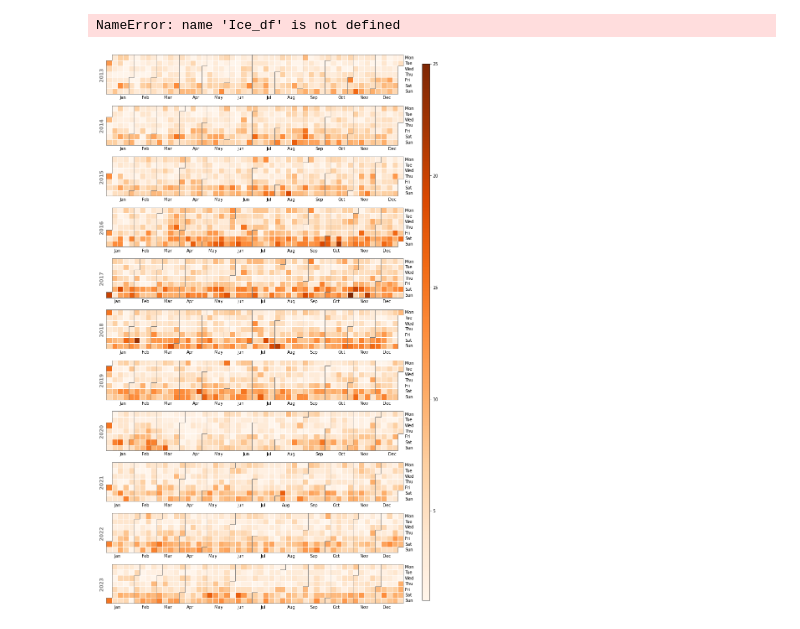
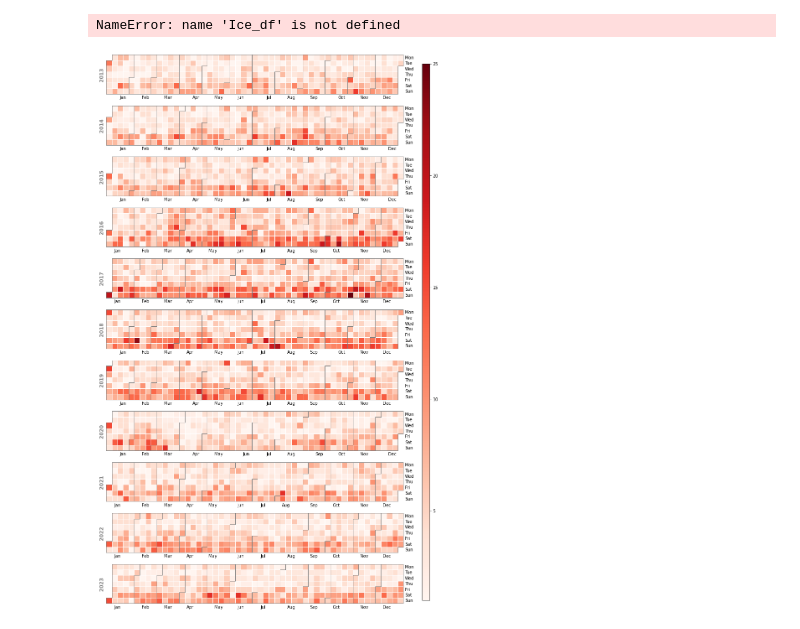
Before and after one commit to raskong/raskong.github.io, a Jupyter notebook: Final_Project/Assignment 3 B.ipynb, the cells around one changed output. Cells and saved outputs as stored; diff of their text form; code cells hidden in the pictures.

```diff
--- a/Final_Project/Assignment 3 B.ipynb
+++ b/Final_Project/Assignment 3 B.ipynb
@@ -388,28 +388,28 @@ calplot.calplot(Ice_final_counts, yearlabel_kws=dict({'fontname':'sans-serif'},
 # %% [output]
 NameError: name 'Ice_df' is not defined
 # %%
-#Selecting the category and obtaining values of occ per Date
+category and obtaining values of occ per Date
 
 Alc_date_counts = Alc_df["CRASH DATE"].value_counts()
 
 # Convert the index to dattime format
 Alc_date_counts.index = pd.to_datetime(Alc_date_counts.index)
 
 # Resample the data to daily frequency and fill missing dates
 Alc_daily_counts = Alc_date_counts.resample('D').first()
 
 interpolated_counts = Alc_daily_counts.interpolate()
 Alc_final_counts = interpolated_counts.head(len(Alc_daily_counts))
 
 #round the final_counts
 Alc_final_counts = Alc_final_counts.round(3)
 
 #plot using the calplot  package
-calplot.calplot(Alc_final_counts, yearlabel_kws=dict({'fontname':'sans-serif'}, fontsize=12), cmap="O", dropzero=False)
+calplot.calplot(Alc_final_counts, yearlabel_kws=dict({'fontname':'sans-serif'}, fontsize=12), cmap="Reds", dropzero=False)
 
-plt.savefig(r"C:\Users\Mads Emil\raskong.github.io\Final_Project\Figures\Alc_calender_plot.png", bbox_inches='tight')
+plt.savefig(rplt.savefig(r"C:\Users\Mads Emil\raskong.github.io\Final_Project\Figures\Alc_calender_plot.png")
 # %% [output]
-[figure, old version]
+[figure, new version]
 # %%
 Alk_df
 # %% [output]
```
Also changed, not shown: parts of 1 cell of this notebook.
